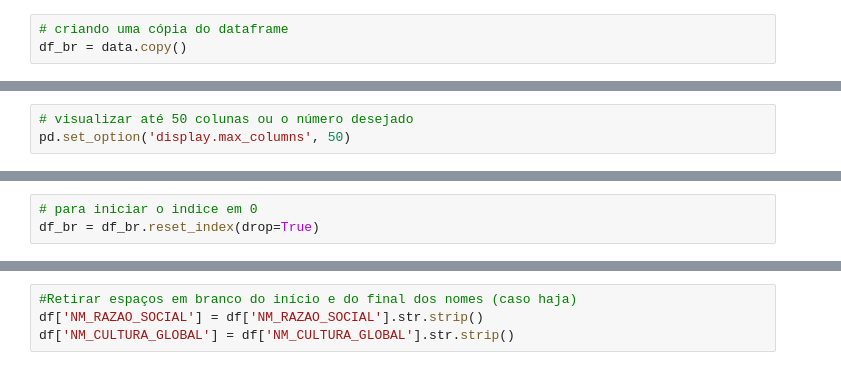
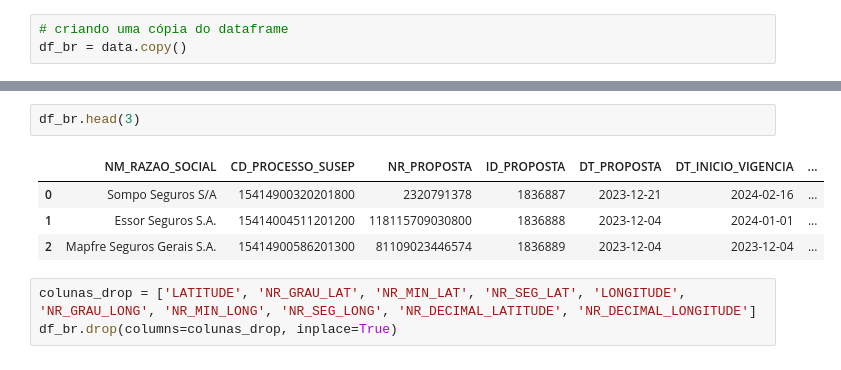
Before and after one commit to AlanthiasCO/seguro_rural_2024, a Jupyter notebook: etapa_etl.ipynb, the cells around one changed output, grey strips where cells are left out. Cells and saved outputs as stored; diff of their text form.

```diff
--- a/etapa_etl.ipynb
+++ b/etapa_etl.ipynb
@@ -45,3 +34,0 @@ df_br.shape
-# %%
-# visualizar até 50 colunas ou o número desejado
-pd.set_option('display.max_columns', 50)
@@ -82,3 +34,0 @@ df_br.sample(5)
-# %%
-# para iniciar o indice em 0
-df_br = df_br.reset_index(drop=True)
@@ -421,4 +35,10 @@ Não existem valores especiais
-# %%
-#Retirar espaços em branco do início e do final dos nomes (caso haja)
-df['NM_RAZAO_SOCIAL'] = df['NM_RAZAO_SOCIAL'].str.strip()
-df['NM_CULTURA_GLOBAL'] = df['NM_CULTURA_GLOBAL'].str.strip()
+# %%
+df_br.head(3)
+# %% [output]
+|  | NM_RAZAO_SOCIAL | CD_PROCESSO_SUSEP | NR_PROPOSTA | ID_PROPOSTA | DT_PROPOSTA | DT_INICIO_VIGENCIA | ... |
+| 0 | Sompo Seguros S/A | 15414900320201800 | 2320791378 | 1836887 | 2023-12-21 | 2024-02-16 | ... |
+| 1 | Essor Seguros S.A. | 15414004511201200 | 118115709030800 | 1836888 | 2023-12-04 | 2024-01-01 | ... |
+| 2 | Mapfre Seguros Gerais S.A. | 15414900586201300 | 81109023446574 | 1836889 | 2023-12-04 | 2023-12-04 | ... |
+# %%
+colunas_drop = ['LATITUDE', 'NR_GRAU_LAT', 'NR_MIN_LAT', 'NR_SEG_LAT', 'LONGITUDE', 'NR_GRAU_LONG', 'NR_MIN_LONG', 'NR_SEG_LONG', 'NR_DECIMAL_LATITUDE', 'NR_DECIMAL_LONGITUDE']
+df_br.drop(columns=colunas_drop, inplace=True)
```
Also changed, not shown: parts of 50 cells of this notebook, 1 other file.
